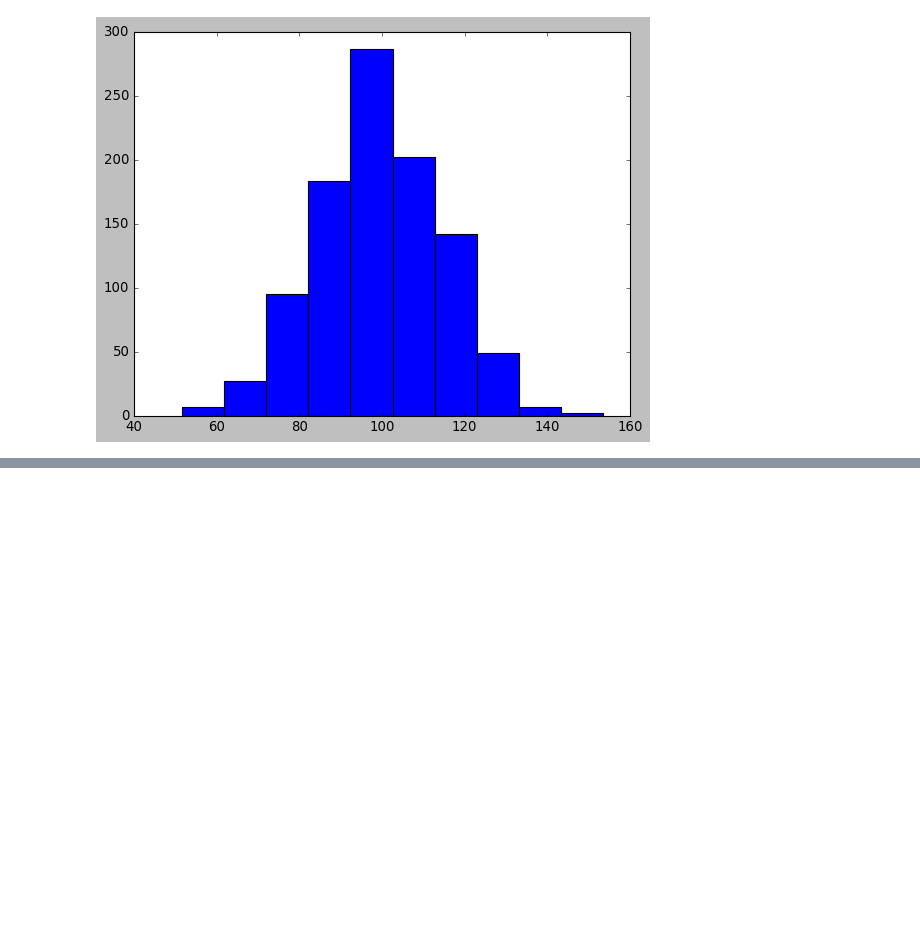
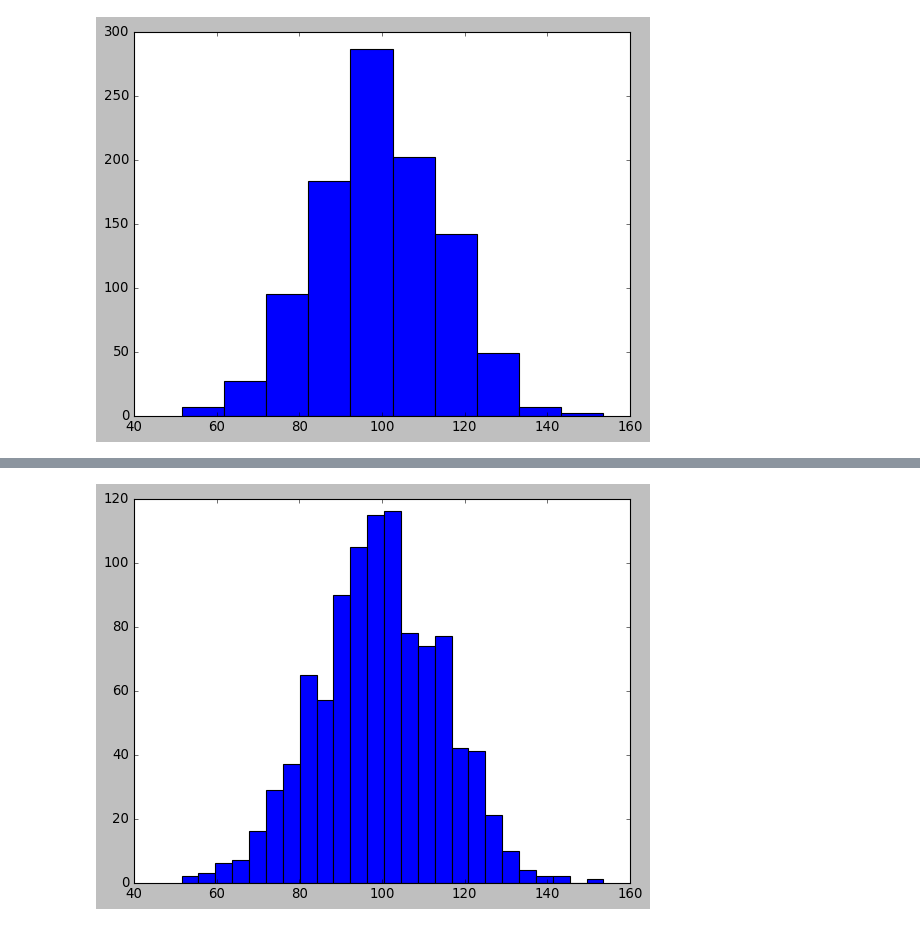
Before and after one commit to ryotaro-45123/python-data-analysis, a Jupyter notebook: matplotlib.ipynb, the cells around one changed output, grey strips where cells are left out. Drawn from its saved outputs; the diff is of its cells as text; code cells hidden in the pictures; blank space fills up the shorter version.

```diff
--- a/matplotlib.ipynb
+++ b/matplotlib.ipynb
@@ -196,0 +211,6 @@ plt.show()
+# %%
+fig, ax = plt.subplots()
+ax.hist(x, bins=25)
+plt.show()
+# %% [output]
+[figure, added]
```
Also changed, not shown: parts of 23 cells of this notebook.
